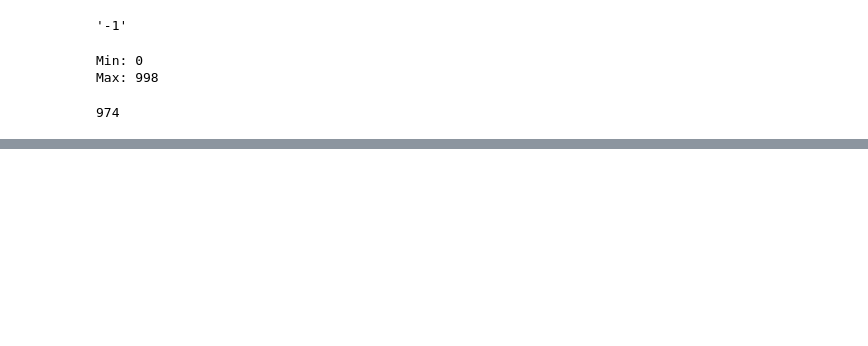
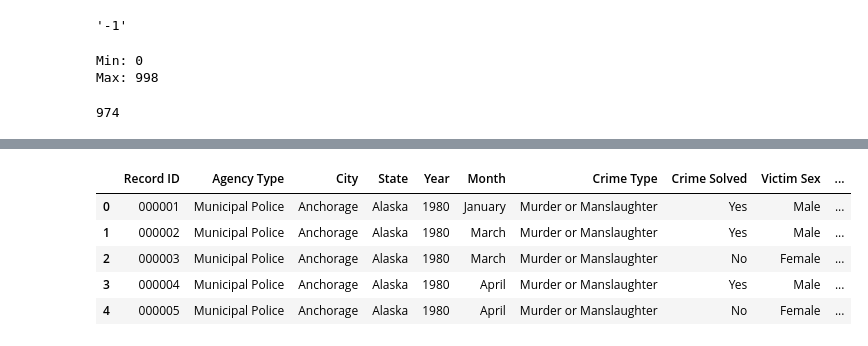
Before and after one commit to adriennekarnoski/machine_learning, a Jupyter notebook: general.ipynb, the cells around one changed output, grey strips where cells are left out. Cells and saved outputs as stored; diff of their text form; code cells hidden in the pictures; blank space fills up the shorter version.

```diff
--- a/general.ipynb
+++ b/general.ipynb
@@ -179,0 +186,9 @@ AttributeError: 'float' object has no attribute 'isdigit'
+# %%
+homicides.head()
+# %% [output]
+|  | Record ID | Agency Type | City | State | Year | Month | Crime Type | Crime Solved | Victim Sex | ... |
+| 0 | 000001 | Municipal Police | Anchorage | Alaska | 1980 | January | Murder or Manslaughter | Yes | Male | ... |
+| 1 | 000002 | Municipal Police | Anchorage | Alaska | 1980 | March | Murder or Manslaughter | Yes | Male | ... |
+| 2 | 000003 | Municipal Police | Anchorage | Alaska | 1980 | March | Murder or Manslaughter | No | Female | ... |
+| 3 | 000004 | Municipal Police | Anchorage | Alaska | 1980 | April | Murder or Manslaughter | Yes | Male | ... |
+| 4 | 000005 | Municipal Police | Anchorage | Alaska | 1980 | April | Murder or Manslaughter | No | Female | ... |
```
Also changed, not shown: parts of 22 cells of this notebook, 2 other files.
